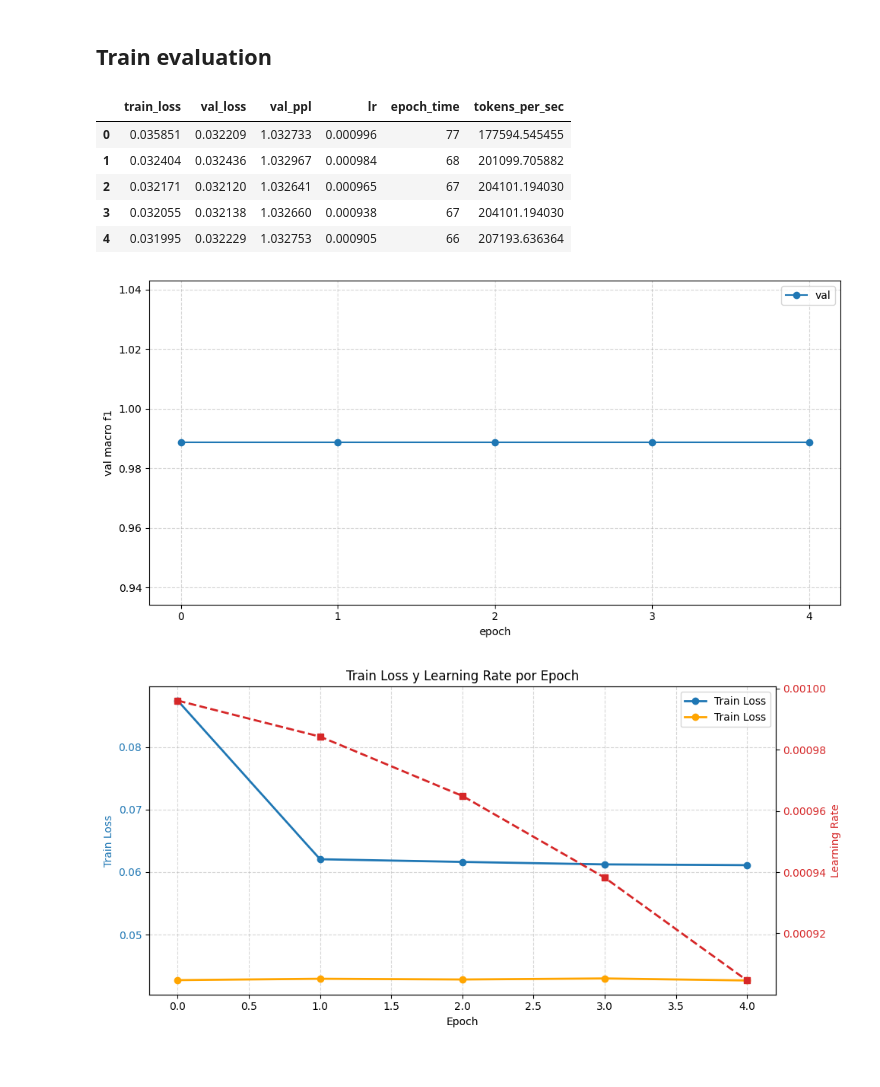
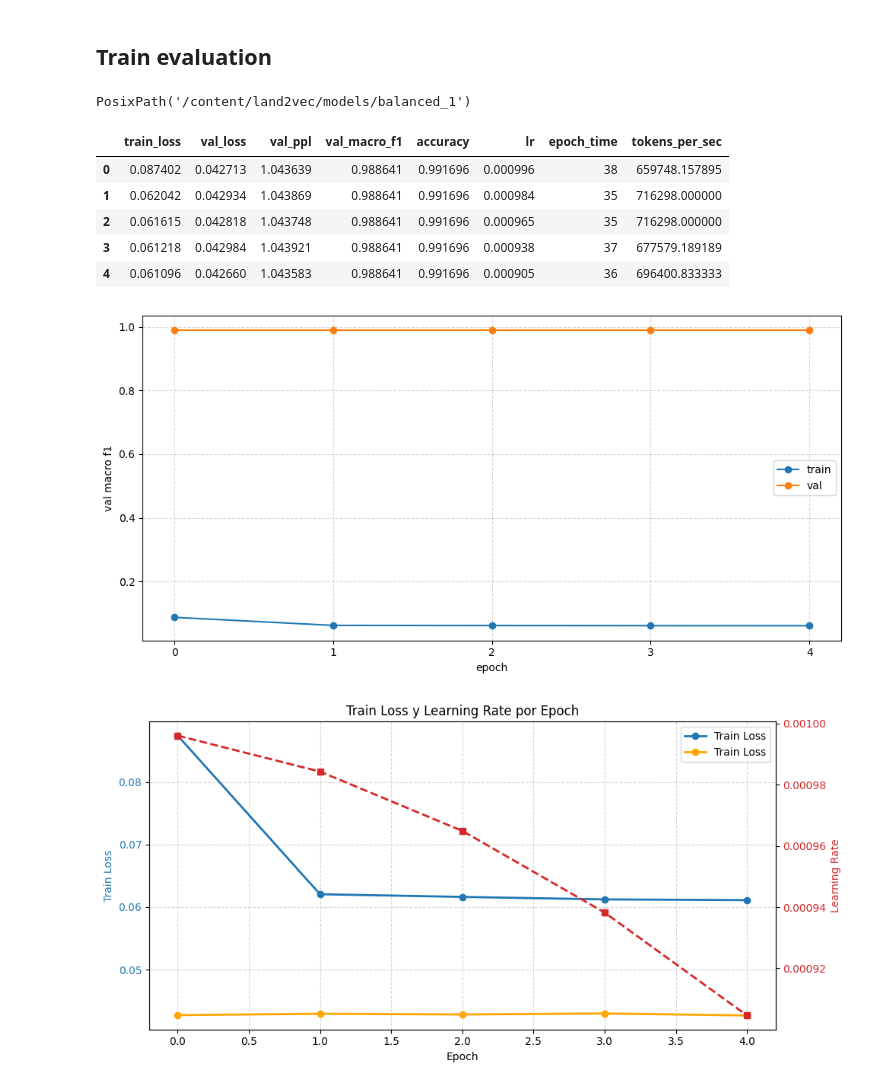
Before and after one commit to gefero/land2vec, a Jupyter notebook: notebooks/prueba_3.ipynb, the cells around one changed output. Drawn from its saved outputs; the diff is of its cells as text; code cells hidden in the pictures.

```diff
--- a/notebooks/prueba_3.ipynb
+++ b/notebooks/prueba_3.ipynb
@@ -296,5 +298,11 @@ Train data saved to ../models/balanced_1/train_data.csv
 train_results = pd.DataFrame(history)
 # %% [markdown]
 ## Train evaluation
+# %%
+from pathlib import Path
+target_folder = Path(os.path.join(os.getcwd(), "models", "balanced_1"))
+target_folder
+# %% [output]
+PosixPath('/content/land2vec/models/balanced_1')
 # %%
 config = load_config(target_folder)
@@ -303,25 +311,25 @@ train_results = load_train_results(target_folder)
 # %%
 train_results.head()
 # %% [output]
-|  | train_loss | val_loss | val_ppl | lr | epoch_time | tokens_per_sec |
-| 0 | 0.035851 | 0.032209 | 1.032733 | 0.000996 | 77 | 177594.545455 |
-| 1 | 0.032404 | 0.032436 | 1.032967 | 0.000984 | 68 | 201099.705882 |
-| 2 | 0.032171 | 0.032120 | 1.032641 | 0.000965 | 67 | 204101.194030 |
-| 3 | 0.032055 | 0.032138 | 1.032660 | 0.000938 | 67 | 204101.194030 |
-| 4 | 0.031995 | 0.032229 | 1.032753 | 0.000905 | 66 | 207193.636364 |
+|  | train_loss | val_loss | val_ppl | val_macro_f1 | accuracy | lr | epoch_time | tokens_per_sec |
+| 0 | 0.087402 | 0.042713 | 1.043639 | 0.988641 | 0.991696 | 0.000996 | 38 | 659748.157895 |
+| 1 | 0.062042 | 0.042934 | 1.043869 | 0.988641 | 0.991696 | 0.000984 | 35 | 716298.000000 |
+| 2 | 0.061615 | 0.042818 | 1.043748 | 0.988641 | 0.991696 | 0.000965 | 35 | 716298.000000 |
+| 3 | 0.061218 | 0.042984 | 1.043921 | 0.988641 | 0.991696 | 0.000938 | 37 | 677579.189189 |
+| 4 | 0.061096 | 0.042660 | 1.043583 | 0.988641 | 0.991696 | 0.000905 | 36 | 696400.833333 |
 # %%
 fig, ax = plt.subplots(figsize=(10, 5))
-# ax.plot(train_results["train_loss"], label="train", marker="o")
+ax.plot(train_results["train_loss"], label="train", marker="o")
 ax.plot(train_results["val_macro_f1"], label="val", marker="o")
 ax.set_xlabel("epoch")
 ax.set_ylabel("val macro f1")
 ax.set_xticks(range(len(train_results["val_macro_f1"])))
 ax.grid(True, linestyle='--', alpha=0.5)
 plt.tight_layout()
 plt.legend()
 plt.show()
 # %% [output]
-[figure, old version]
+[figure, new version]
 # %%
 fig, ax1 = plt.subplots(figsize=(10, 5))
 
```
Also changed, not shown: parts of 6 cells of this notebook.
